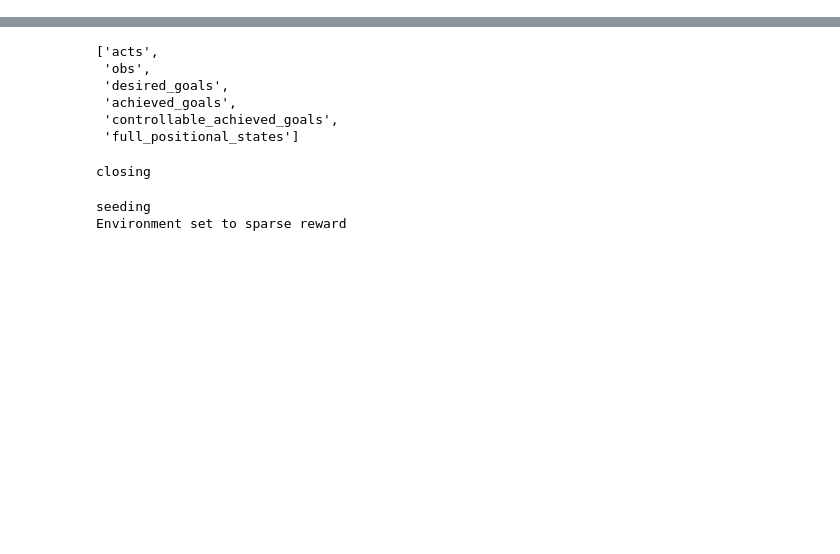
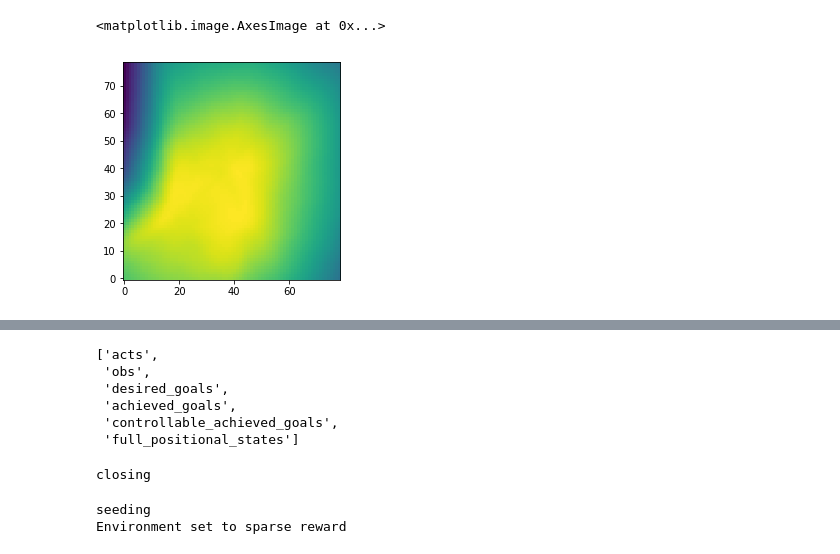
Before and after one commit to sholtodouglas/hierarchial_robotics, a Jupyter notebook: Quick Tests.ipynb, the cells around one changed output, grey strips where cells are left out. Cells and saved outputs as stored; diff of their text form; code cells hidden in the pictures; blank space fills up the shorter version.

```diff
--- a/Quick Tests.ipynb
+++ b/Quick Tests.ipynb
@@ -0,0 +267,5 @@
+# %%
+plt.imshow(arr, origin = 'lower')
+# %% [output]
+<matplotlib.image.AxesImage at 0x...>
+[figure, added]
```
Also changed, not shown: parts of 29 cells of this notebook, 11 other files.
